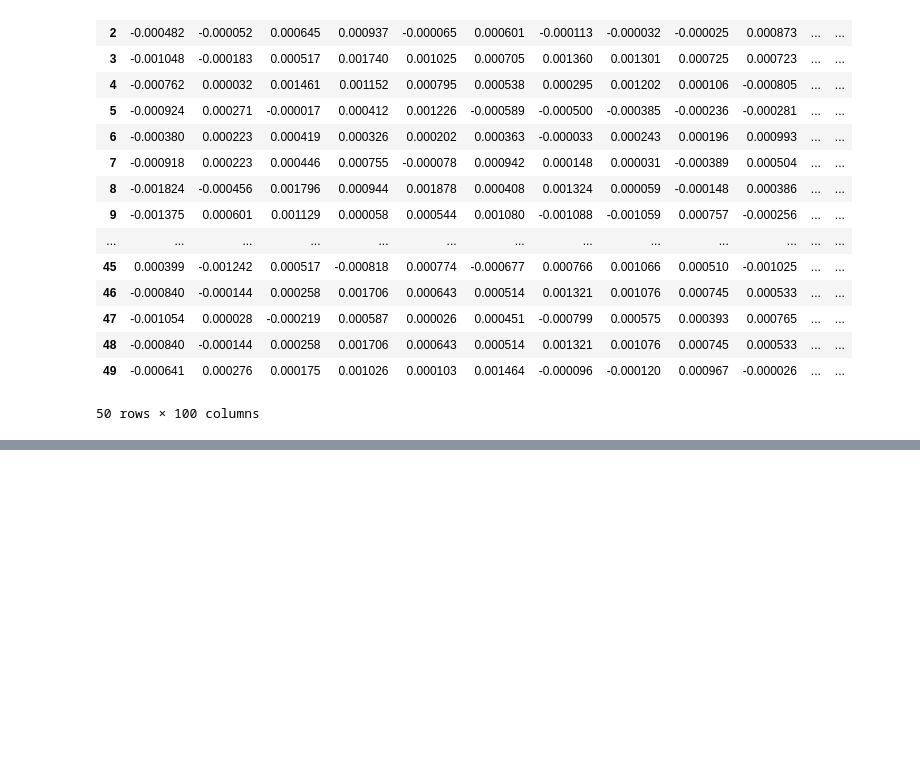
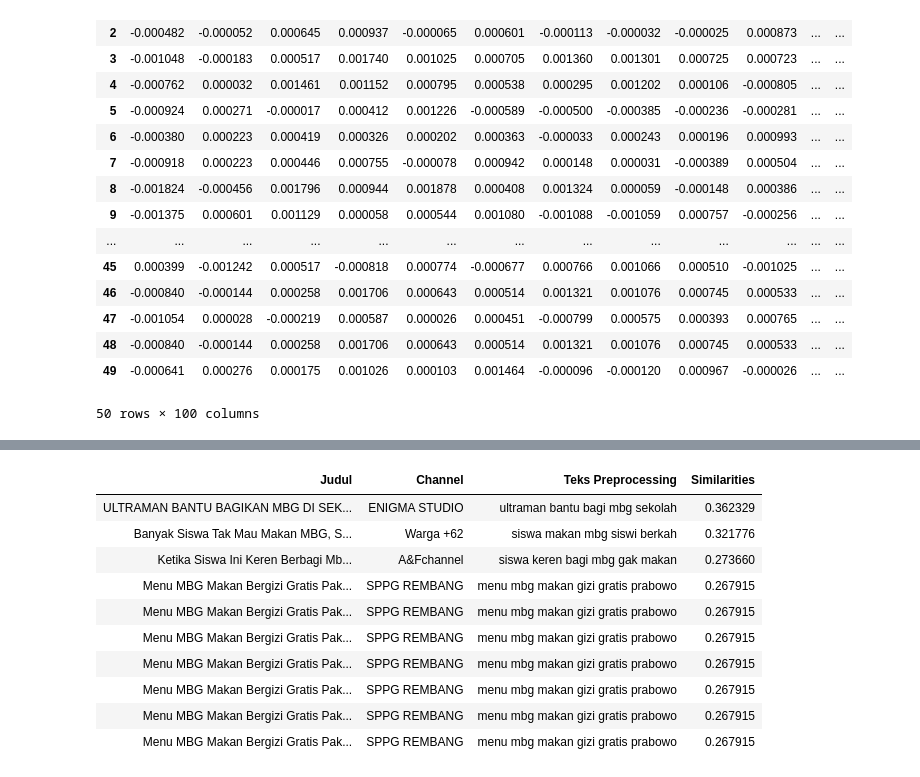
Before and after one commit to paluraheya/Tugas-Scraping-and-Preprocessing, a Jupyter notebook: kode_scraping_and_preprocessing.ipynb, the cells around one changed output, grey strips where cells are left out. Saved outputs shown, nothing was run; the diff lists cells and outputs as text; code cells hidden in the pictures; blank space fills up the shorter version.

Commit message:
update similarity

```diff
--- a/kode_scraping_and_preprocessing.ipynb
+++ b/kode_scraping_and_preprocessing.ipynb
@@ -846,0 +860,13 @@ fig.show()
+# %%
+!pip install contractions
+import numpy as np
+import pandas as pd
+from nltk.stem import PorterStemmer
+from nltk.corpus import stopwords
+import sklearn
+import nltk
+nltk.download('stopwords')
+from IPython.display import display, HTML
+data = pd.read_csv("MBG_preprocessed.csv", header='infer')
+print("Total rows : ", len(data))
+display(HTML(data.head().to_html()))
@@ -846,0 +934,53 @@ fig.show()
+# %%
+
+from sklearn.metrics.pairwise import cosine_similarity
+from IPython.display import display, HTML
+import pandas as pd
+
+# Menggunakan data dan vectorizer dari cell sebelumnya
+corpus = data["prepro"].fillna("").astype(str).tolist()
+documents_tfidf_features = vectorizer.transform(corpus)
+
+TopK = 10
+
+# Query pencarian
+query = "program makan bergizi gratis untuk siswa sekolah"
+
+# Transformasi query ke TF-IDF
+query_tfidf_features = vectorizer.transform([query])
+
+# Menghitung cosine similarity
+similarities = cosine_similarity(
+    documents_tfidf_features,
+    query_tfidf_features
+)
+
+# Mengambil dokumen dengan skor tertinggi
+top_indices = similarities[:, 0].argsort()[::-1][:TopK]
+
+# Menampilkan hasil
+results = []
+
+for doc_index in top_indices:
+    results.append({
+        "Judul": data.iloc[doc_index]["Judul"],
+        "Channel": data.iloc[doc_index]["Channel"],
+        "Teks Preprocessing": data.iloc[doc_index]["prepro"],
+        "Similarities": similarities[doc_index, 0]
+    })
+
+results = pd.DataFrame(results)
+
+display(HTML(results.to_html(index=False)))
+# %% [output]
+| Judul | Channel | Teks Preprocessing | Similarities |
+| ULTRAMAN BANTU BAGIKAN MBG DI SEK... | ENIGMA STUDIO | ultraman bantu bagi mbg sekolah | 0.362329 |
+| Banyak Siswa Tak Mau Makan MBG, S... | Warga +62 | siswa makan mbg siswi berkah | 0.321776 |
+| Ketika Siswa Ini Keren Berbagi Mb... | A&Fchannel | siswa keren bagi mbg gak makan | 0.273660 |
+| Menu MBG Makan Bergizi Gratis Pak... | SPPG REMBANG | menu mbg makan gizi gratis prabowo | 0.267915 |
+| Menu MBG Makan Bergizi Gratis Pak... | SPPG REMBANG | menu mbg makan gizi gratis prabowo | 0.267915 |
+| Menu MBG Makan Bergizi Gratis Pak... | SPPG REMBANG | menu mbg makan gizi gratis prabowo | 0.267915 |
+| Menu MBG Makan Bergizi Gratis Pak... | SPPG REMBANG | menu mbg makan gizi gratis prabowo | 0.267915 |
+| Menu MBG Makan Bergizi Gratis Pak... | SPPG REMBANG | menu mbg makan gizi gratis prabowo | 0.267915 |
+| Menu MBG Makan Bergizi Gratis Pak... | SPPG REMBANG | menu mbg makan gizi gratis prabowo | 0.267915 |
+| Menu MBG Makan Bergizi Gratis Pak... | SPPG REMBANG | menu mbg makan gizi gratis prabowo | 0.267915 |
```
Also changed, not shown: parts of 8 cells of this notebook.
